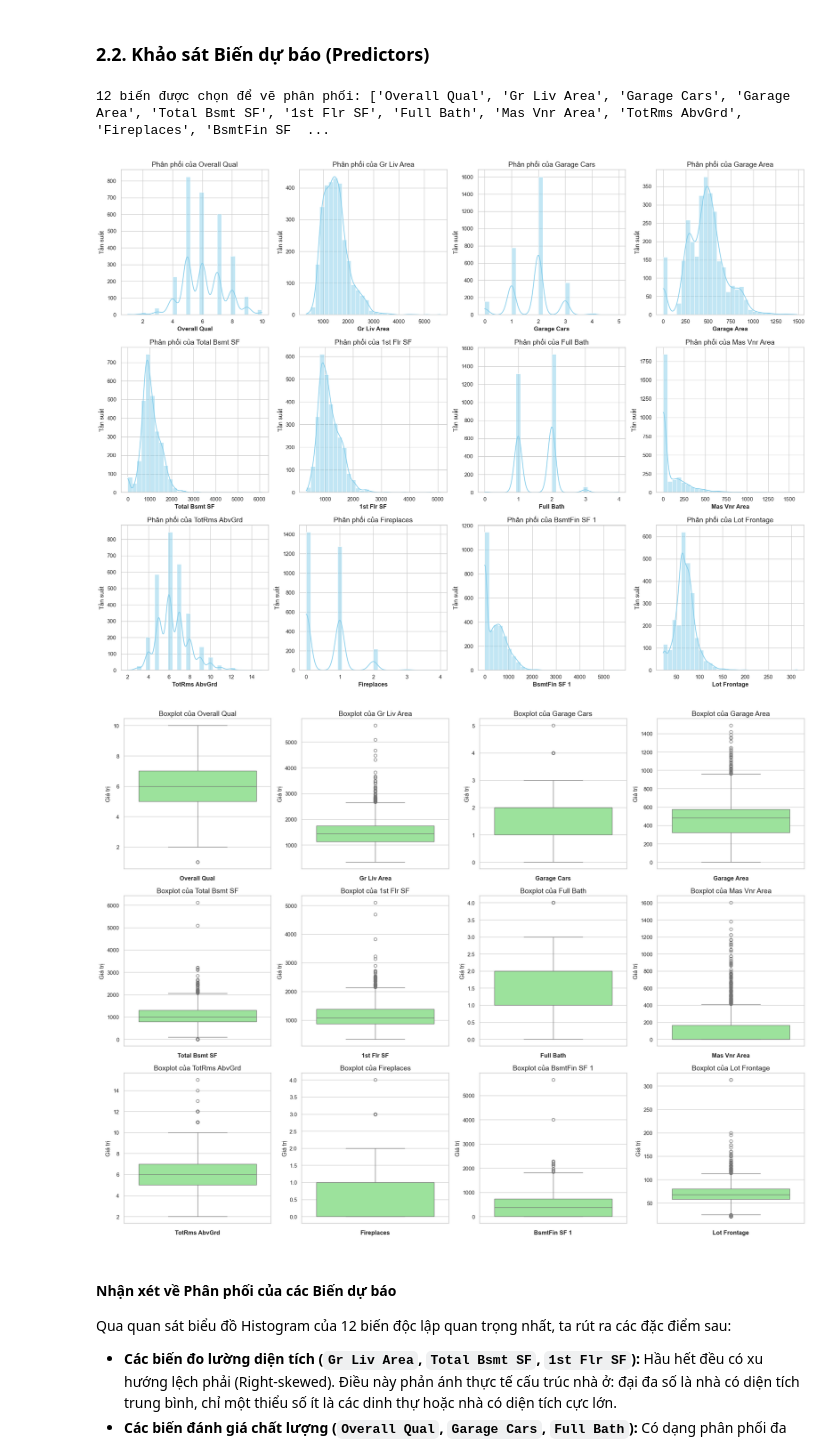
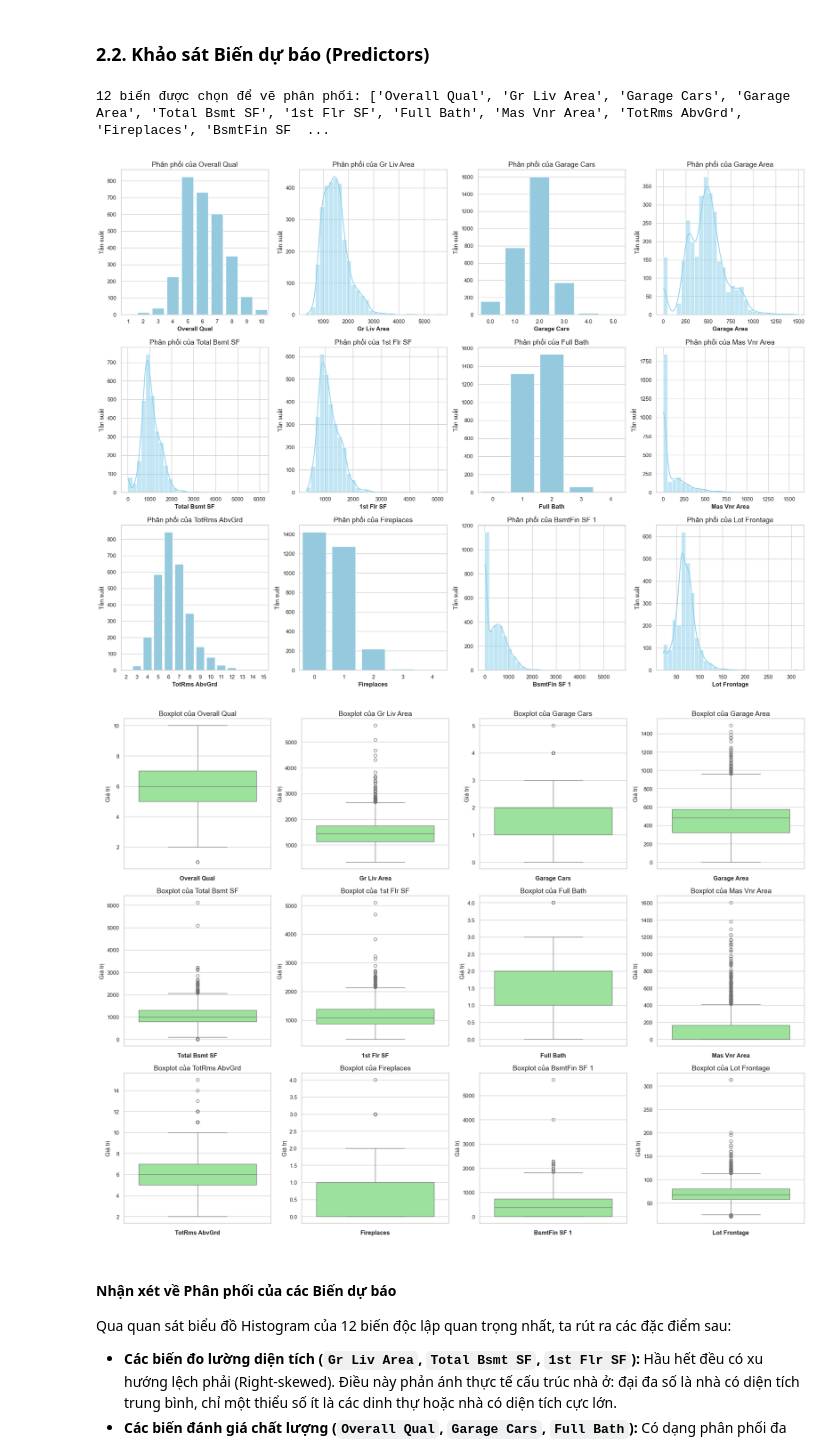
Before and after one commit to BB1311/Data-Fitting-And-OLS-Method, a Jupyter notebook: part2/part2_notebook.ipynb, the cells around one changed output. Drawn from its saved outputs; the diff is of its cells as text; code cells hidden in the pictures.

```diff
--- a/part2/part2_notebook.ipynb
+++ b/part2/part2_notebook.ipynb
@@ -162,41 +160,45 @@ numeric_cols = df.select_dtypes(include=[np.number]).columns
 corr_matrix = df[numeric_cols].corr()
 
 # Lấy top 30 biến tương quan mạnh nhất với SalePrice
-top_30_features = corr_matrix['SalePrice'].sort_values(ascending=False).head(30).index
+top_30_features = corr_matrix['SalePrice'].abs().sort_values(ascending=False).head(30).index
 
 # Định nghĩa danh sách các biến mang tính chất thời gian (năm/tháng)
 temporal_cols = ['Year Built', 'Year Remod/Add', 'Garage Yr Blt', 'Yr Sold', 'Mo Sold']
 
 # Lọc ra top các biến tương quan cao, bỏ qua biến mục tiêu (index 0)
 # và bỏ qua các biến nằm trong danh sách temporal_cols
 predictors_to_plot = [col for col in top_30_features[1:] if col not in temporal_cols][:12]
 
 print(f"12 biến được chọn để vẽ phân phối: {predictors_to_plot}")
 
 # Vẽ lưới Histogram 3x4
 plt.figure(figsize=(20, 15))
 for i, col in enumerate(predictors_to_plot, 1):
     plt.subplot(3, 4, i)
-    sns.histplot(df[col], kde=True, bins=30, color='skyblue')
+    n_unique = df[col].dropna().nunique()
+    if n_unique <= 15:
+        sns.countplot(data=df, x=col, color='skyblue')
+    else:
+        sns.histplot(df[col], kde=True, bins=30, color='skyblue')
     plt.title(f'Phân phối của {col}', fontsize=14)
     plt.xlabel(col, fontsize=12, fontweight='bold')
     plt.ylabel('Tần suất', fontsize=12)
 plt.tight_layout()
 plt.show()
 
 # Vẽ lưới Boxplot 3x4
 plt.figure(figsize=(20, 15))
 for i, col in enumerate(predictors_to_plot, 1):
     plt.subplot(3, 4, i)
     sns.boxplot(y=df[col], color='lightgreen')
     plt.title(f'Boxplot của {col}', fontsize=14)
     plt.ylabel('Giá trị', fontsize=12)
     plt.xlabel(col, fontsize=12, fontweight='bold')
 plt.tight_layout()
 plt.show()
 # %% [output]
 12 biến được chọn để vẽ phân phối: ['Overall Qual', 'Gr Liv Area', 'Garage Cars', 'Garage Area', 'Total Bsmt SF', '1st Flr SF', 'Full Bath', 'Mas Vnr Area', 'TotRms AbvGrd', 'Fireplaces', 'BsmtFin SF  ...
-[figure, old version]
+[figure, new version]
 [figure]
 # %% [markdown]
 #### Nhận xét về Phân phối của các Biến dự báo
```
Also changed, not shown: parts of 3 cells of this notebook.
